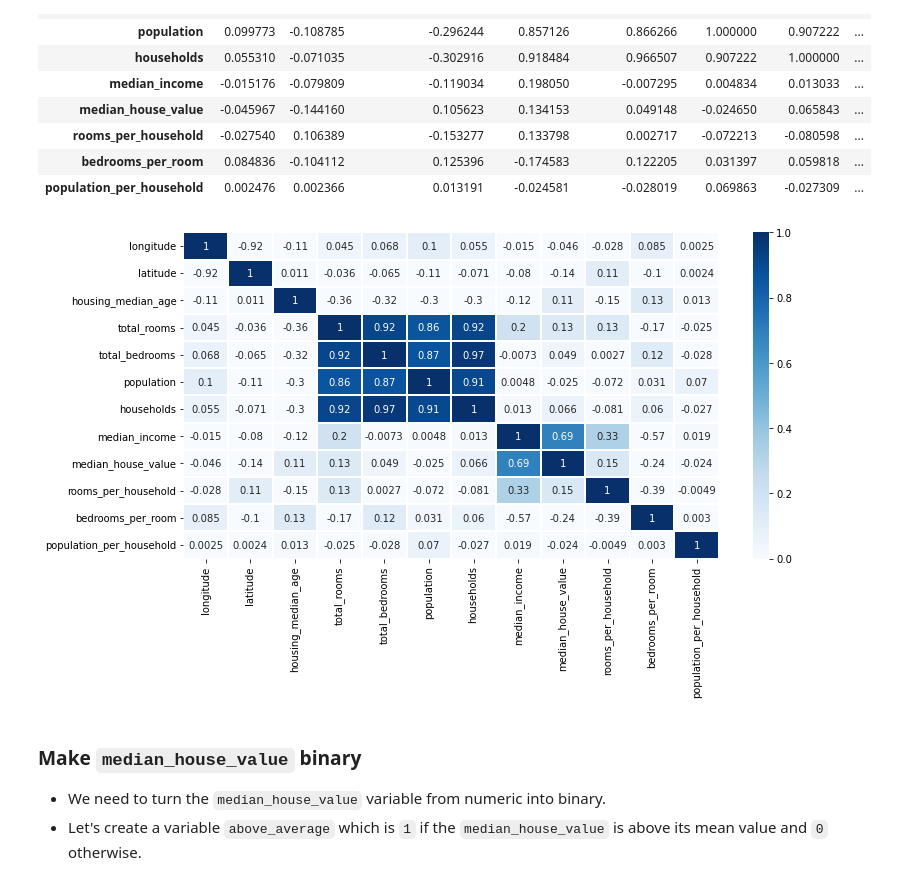
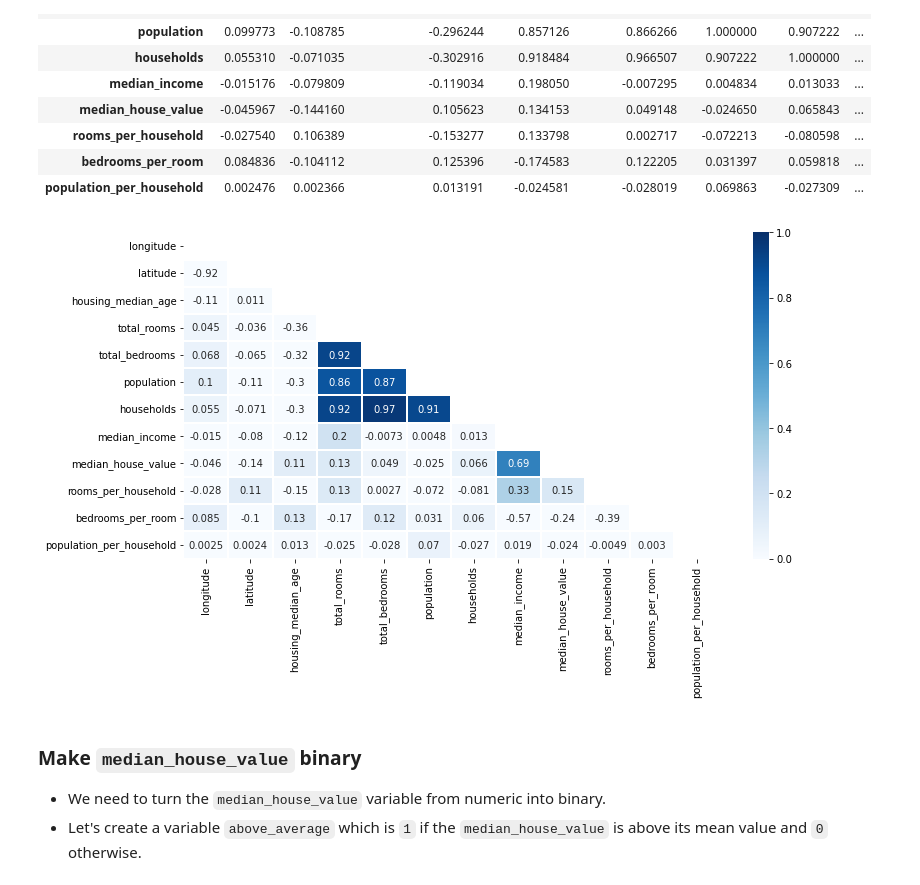
Before and after one commit to roruizf/ml-zoomcamp, a Jupyter notebook: homeworks/Session 3/homework-3.ipynb, the cells around one changed output. Drawn from its saved outputs; the diff is of its cells as text; code cells hidden in the pictures.

```diff
--- a/homeworks/Session 3/homework-3.ipynb
+++ b/homeworks/Session 3/homework-3.ipynb
@@ -127,12 +127,16 @@ df.corr()
 | bedrooms_per_room | 0.084836 | -0.104112 | 0.125396 | -0.174583 | 0.122205 | 0.031397 | 0.059818 | ... |
 | population_per_household | 0.002476 | 0.002366 | 0.013191 | -0.024581 | -0.028019 | 0.069863 | -0.027309 | ... |
 # %%
+corr = df.corr()
+# Create a mask
+mask = np.triu(np.ones_like(corr, dtype=bool))
+
 fig, ax1 = plt.subplots(figsize=(12,6))
-ax1 = sns.heatmap(df.corr(), cbar=True, linewidths=2,vmax=1, vmin=0, square=False, cmap='Blues', annot=True, fmt=".2g")
+ax1 = sns.heatmap(df.corr(), cbar=True, linewidths=2,vmax=1, vmin=0, square=False, cmap='Blues', annot=True, fmt=".2g", mask=mask)
 # ax = sns.heatmap(df.corr())
 plt.show()
 # %% [output]
-[figure, old version]
+[figure, new version]
 # %% [markdown]
 ### Make `median_house_value` binary
 
```
Also changed, not shown: parts of 18 cells of this notebook.
